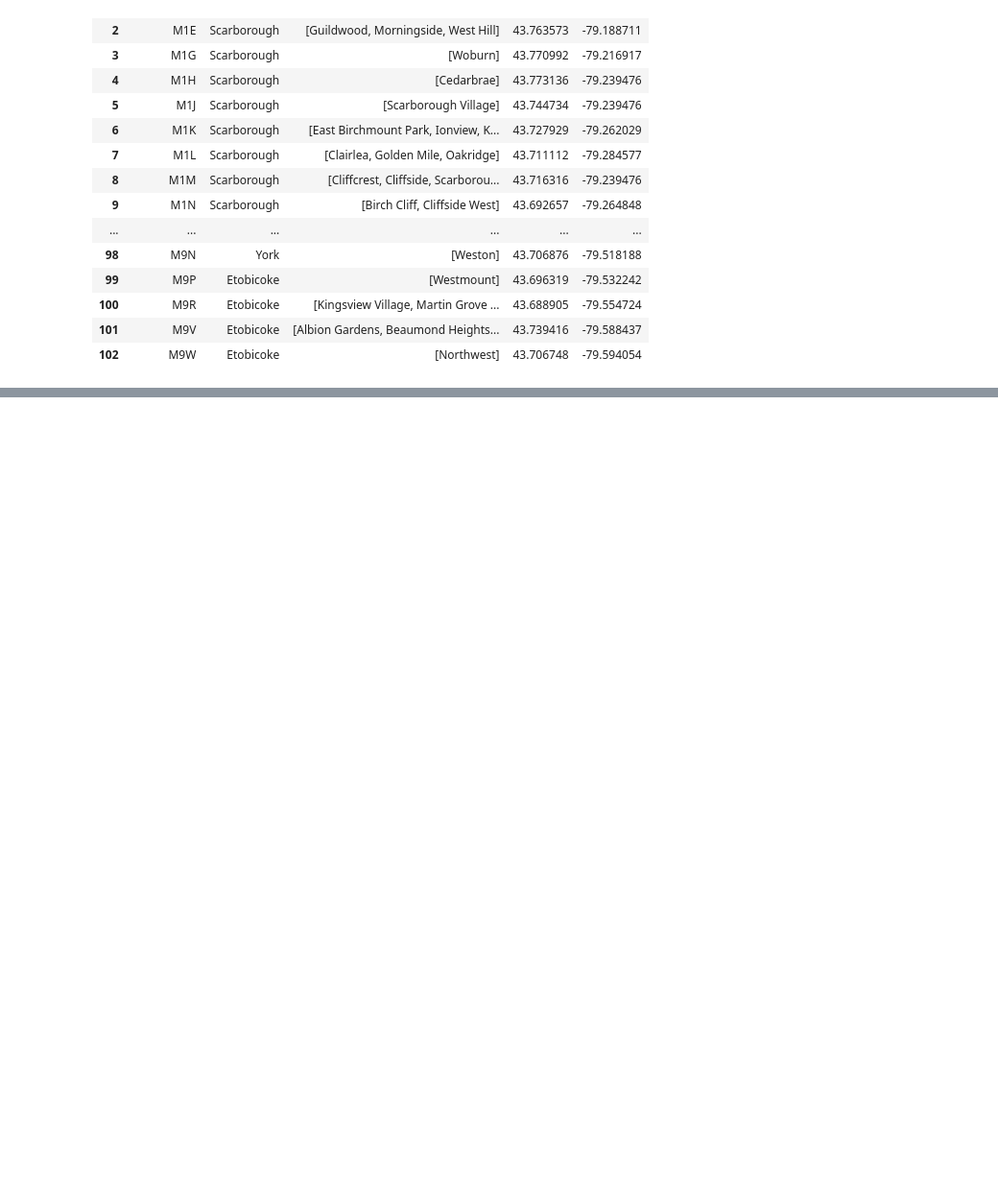
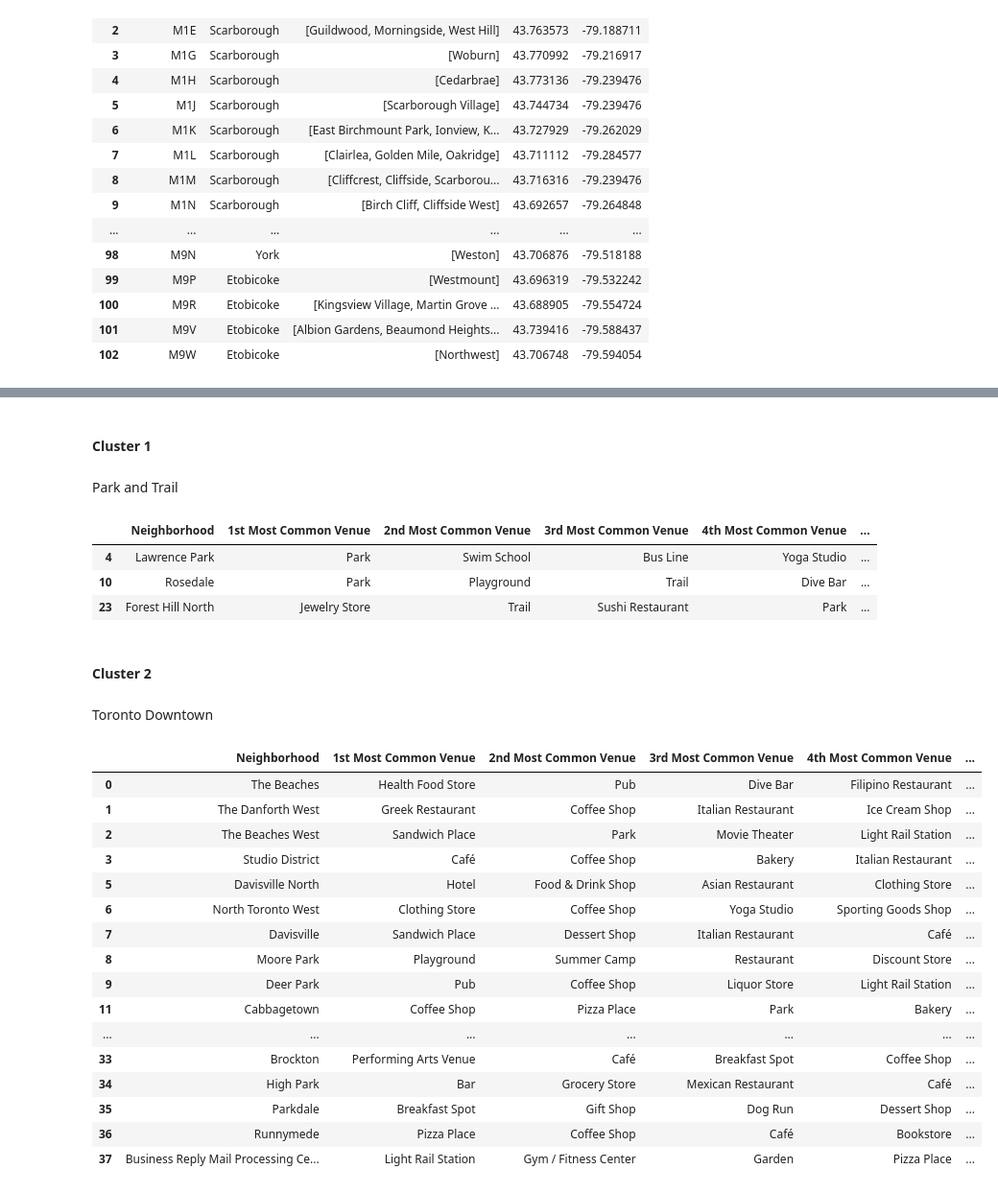
Before and after one commit to ktheodor1/Coursera_Capstone, a Jupyter notebook: KT_3w_Toronto.ipynb, the cells around one changed output, grey strips where cells are left out. Shown: that part at 96% size. Cells and saved outputs as stored; diff of their text form; code cells hidden in the pictures; blank space fills up the shorter version.

```diff
--- a/KT_3w_Toronto.ipynb
+++ b/KT_3w_Toronto.ipynb
@@ -202,0 +608,21 @@ postal_coords.shape
+# %%
+num_top_venues = 10
+
+indicators = ['st', 'nd', 'rd']
+
+# create columns according to number of top venues
+columns = ['Neighborhood']
+for ind in np.arange(num_top_venues):
+    try:
+        columns.append('{}{} Most Common Venue'.format(ind+1, indicators[ind]))
+    except:
+        columns.append('{}th Most Common Venue'.format(ind+1))
+
+# create a new dataframe
+neighborhoods_venues_sorted = pd.DataFrame(columns=columns)
+neighborhoods_venues_sorted['Neighborhood'] = toronto_grouped['Neighborhood']
+
+for ind in np.arange(toronto_grouped.shape[0]):
+    neighborhoods_venues_sorted.iloc[ind, 1:] = return_most_common_venues(toronto_grouped.iloc[ind, :], num_top_venues)
+
+neighborhoods_venues_sorted.head(10)
@@ -202,0 +647,11 @@ postal_coords.shape
+# %%
+# set number of clusters
+kclusters = 3
+
+toronto_grouped_clustering = toronto_grouped.drop('Neighborhood', 1)
+
+# run k-means clustering
+kmeans = KMeans(n_clusters=kclusters, random_state=0).fit(toronto_grouped_clustering)
+
+# check cluster labels generated for each row in the dataframe
+kmeans.labels_[0:30]
@@ -202,0 +663,10 @@ postal_coords.shape
+# %%
+# add clustering labels
+neighborhoods_venues_sorted.insert(0, 'Cluster Labels', kmeans.labels_)
+
+toronto_merged = neighborhoods
+
+# merge toronto_grouped with toronto_data to add latitude/longitude for each neighborhood
+toronto_merged = toronto_merged.join(neighborhoods_venues_sorted.set_index('Neighborhood'), on='Neighborhood')
+
+toronto_merged.head() # check the last columns!
@@ -202,0 +714,35 @@ postal_coords.shape
+# %% [markdown]
+#### Cluster 1
+# %% [markdown]
+Park and Trail
+# %%
+toronto_merged.loc[toronto_merged['Cluster Labels'] == 0, toronto_merged.columns[[1] + list(range(5, toronto_merged.shape[1]))]]
+# %% [output]
+|  | Neighborhood | 1st Most Common Venue | 2nd Most Common Venue | 3rd Most Common Venue | 4th Most Common Venue | ... |
+| 4 | Lawrence Park | Park | Swim School | Bus Line | Yoga Studio | ... |
+| 10 | Rosedale | Park | Playground | Trail | Dive Bar | ... |
+| 23 | Forest Hill North | Jewelry Store | Trail | Sushi Restaurant | Park | ... |
+# %% [markdown]
+#### Cluster 2
+# %% [markdown]
+Toronto Downtown
+# %%
+toronto_merged.loc[toronto_merged['Cluster Labels'] == 1, toronto_merged.columns[[1] + list(range(5, toronto_merged.shape[1]))]]
+# %% [output]
+|  | Neighborhood | 1st Most Common Venue | 2nd Most Common Venue | 3rd Most Common Venue | 4th Most Common Venue | ... |
+| 0 | The Beaches | Health Food Store | Pub | Dive Bar | Filipino Restaurant | ... |
+| 1 | The Danforth West | Greek Restaurant | Coffee Shop | Italian Restaurant | Ice Cream Shop | ... |
+| 2 | The Beaches West | Sandwich Place | Park | Movie Theater | Light Rail Station | ... |
+| 3 | Studio District | Café | Coffee Shop | Bakery | Italian Restaurant | ... |
+| 5 | Davisville North | Hotel | Food & Drink Shop | Asian Restaurant | Clothing Store | ... |
+| 6 | North Toronto West | Clothing Store | Coffee Shop | Yoga Studio | Sporting Goods Shop | ... |
+| 7 | Davisville | Sandwich Place | Dessert Shop | Italian Restaurant | Café | ... |
+| 8 | Moore Park | Playground | Summer Camp | Restaurant | Discount Store | ... |
+| 9 | Deer Park | Pub | Coffee Shop | Liquor Store | Light Rail Station | ... |
+| 11 | Cabbagetown | Coffee Shop | Pizza Place | Park | Bakery | ... |
+| ... | ... | ... | ... | ... | ... | ... |
+| 33 | Brockton | Performing Arts Venue | Café | Breakfast Spot | Coffee Shop | ... |
+| 34 | High Park | Bar | Grocery Store | Mexican Restaurant | Café | ... |
+| 35 | Parkdale | Breakfast Spot | Gift Shop | Dog Run | Dessert Shop | ... |
+| 36 | Runnymede | Pizza Place | Coffee Shop | Café | Bookstore | ... |
+| 37 | Business Reply Mail Processing Ce... | Light Rail Station | Gym / Fitness Center | Garden | Pizza Place | ... |
```
Also changed, not shown: parts of 74 cells of this notebook.
